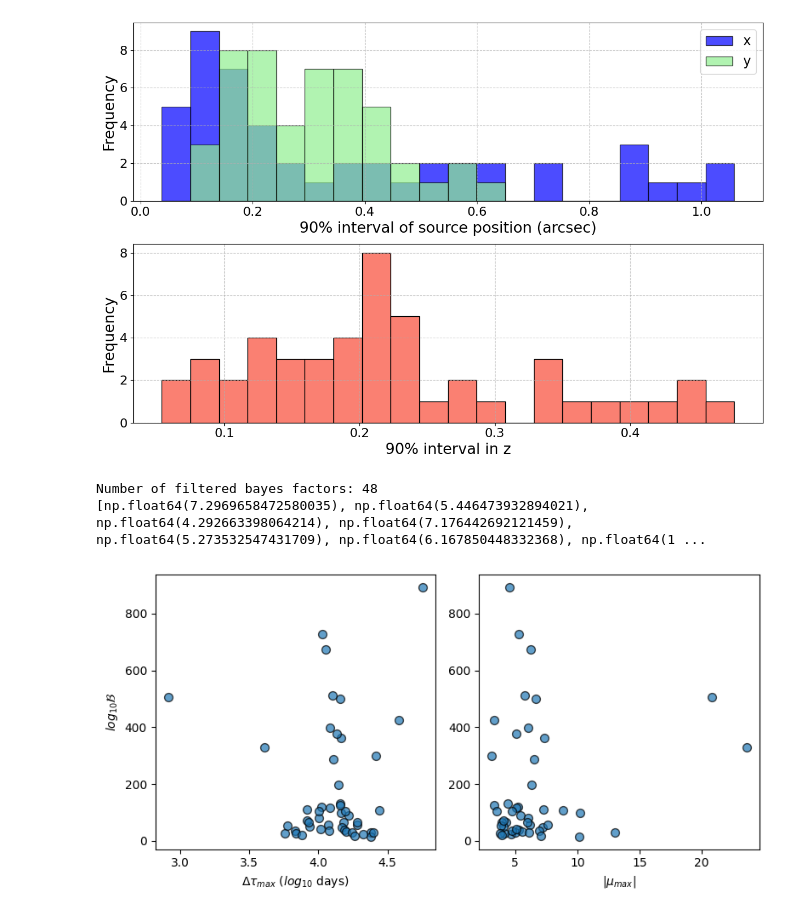
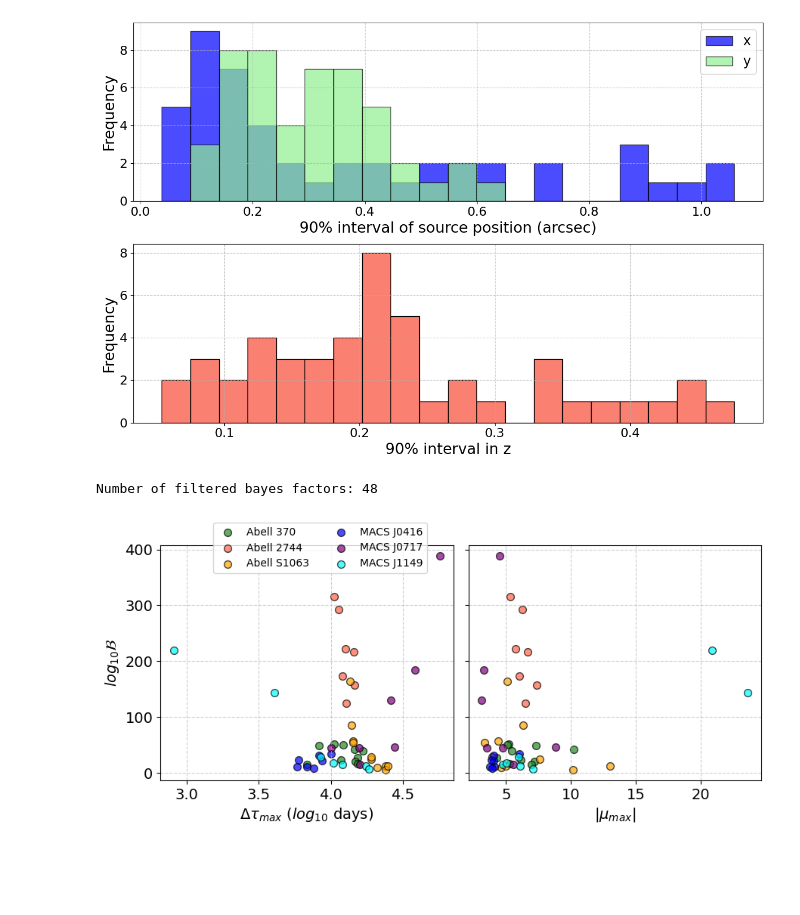
Before and after one commit to diceandcats/GWlensing_Brian, a Jupyter notebook: process_result.ipynb, the cells around one changed output. Saved outputs shown, nothing was run; the diff lists cells and outputs as text; code cells hidden in the pictures; blank space fills up the shorter version.

Commit message:
27/11 backup of plots

```diff
--- a/process_result.ipynb
+++ b/process_result.ipynb
@@ -80,13 +80,14 @@ for i in scenarios:
 
 # getting the pixel scale list
 pixscale_list = [0.2, 0.3, 0.2, 0.3, 0.8, 0.5]
+z_l_list = [0.375, 0.308, 0.351, 0.397, 0.545, 0.543]
 lensing_data = LensingData(
     alpha_maps_x=datax_list,
     alpha_maps_y=datay_list,
     lens_potential_maps=data_psi_list,
     uncertainty_dt=data_sigma_dt_list,
     pixscale = pixscale_list,
-    z_l_list = [0.375, 0.308, 0.351, 0.397, 0.545, 0.543], # Lens redshifts for the two clusters
+    z_l_list = z_l_list, # Lens redshifts for the two clusters
     # We can use the default x_center, y_center, and search_window_list
     # or override them if needed.
 )
@@ -371,43 +360,67 @@ for i in range(len(bayes_factors)):
 print(f"Number of filtered bayes factors: {len(filtered_bayes_factors)}")
 
 # get the image positions, time delays, and magnifications from each x,y,z pair with the index
 image_positions = []
 time_delays = []
 magnifications = []
 for i in range(len(filtered_localized_x)):
     x = filtered_localized_x[i]
     y = filtered_localized_y[i]
     z = filtered_localized_z[i]
     index = filtered_localized_index[i]
     # use the clusterlensing class to calculate the image positions, time delays, and magnifications
     test_params = {"x_src" : x, "y_src": y, "z_s": z, "H0": 70}
     test_cluster = int(index)
     output = cluster_system.calculate_imgs_delays_magns(
         test_params, test_cluster
     )
     image_positions.append(output['image_positions'])
     largest_time_delay = np.max(output['time_delays']) - np.min(output['time_delays'])
     largest_magnification = np.max(np.abs(output['magnifications']))
     time_delays.append(largest_time_delay)
     magnifications.append(largest_magnification)
 
 # print(time_delays)
-print(magnifications)
+filtered_bayes_factors = np.array(filtered_bayes_factors) * np.log10(np.e)
+# plot the graph between the time delays, magnifications, and bayes factors separately by scatter plot
+fig, axs = plt.subplots(1, 2, figsize=(9, 4), tight_layout=True, sharey=True)
 
-# plot the graph between the time delays, magnifications, and bayes factors separately by scatter plot
-fig,axs = plt.subplots(1, 2, figsize=(8, 4), tight_layout=True)
-axs[0].scatter(np.log10(time_delays), filtered_bayes_factors, s=50, marker='o',edgecolor='k', alpha=0.7)
-axs[0].set_xlabel(r'$\Delta \tau_{max}$ ($log_{10}$ days)')
-axs[0].set_ylabel(r'$log_{10} \mathcal{B}$')
+# Define a colormap and labels for the clusters
+colors = ['forestgreen', 'tomato', 'orange', 'blue', 'purple', 'cyan']
+cluster_labels = {
+    0: 'Abell 370', 1: 'Abell 2744', 2: 'Abell S1063',
+    3: 'MACS J0416', 4: 'MACS J0717', 5: 'MACS J1149'
+}
 
-axs[1].scatter(magnifications, filtered_bayes_factors, s=50, marker='o', edgecolor='k', alpha=0.7)
-axs[1].set_xlabel(r'$|\mu_{max}|$')
+# Plot for each cluster index to create a legend
+for i in range(6):
+    mask = np.array(filtered_localized_index) == i
+    if np.any(mask):
+        axs[0].scatter(np.log10(np.array(time_delays)[mask]), filtered_bayes_factors[mask],
+                       color=colors[i], s=50, marker='o', edgecolor='k', alpha=0.7, label=cluster_labels[i])
+
+axs[0].set_xlabel(r'$\Delta \tau_{max}$ ($log_{10}$ days)', fontsize=14)
+axs[0].set_ylabel(r'$log_{10} \mathcal{B}$', fontsize=14)
+axs[0].grid(True, linestyle='--', alpha=0.6)
+axs[0].tick_params(axis='both', which='major', labelsize=14)
+
+for i in range(6):
+    mask = np.array(filtered_localized_index) == i
+    if np.any(mask):
+        axs[1].scatter(np.array(magnifications)[mask], filtered_bayes_factors[mask],
+                       color=colors[i], s=50, marker='o', edgecolor='k', alpha=0.7)
+axs[1].set_xlabel(r'$|\mu_{max}|$', fontsize=14)
+axs[1].grid(True, linestyle='--', alpha=0.6)
+axs[1].tick_params(axis='both', which='major', labelsize=14)
+fig.legend(loc='upper right', bbox_to_anchor=(0.5, 1.05), ncol=2, fancybox=True)
+
+# axs[1].scatter(magnifications, filtered_bayes_factors, s=50, marker='o', edgecolor='k', alpha=0.7)
+# axs[1].set_xlabel(r'$|\mu_{max}|$')
 
 plt.tight_layout()
-#plt.savefig('Report images sem2/new/B_vs_dt_mu_xyz.pdf', bbox_inches='tight')
+plt.savefig('Report images sem2/new/B_vs_dt_mu_xyz.pdf', bbox_inches='tight')
 # %% [output]
 Number of filtered bayes factors: 48
-[np.float64(7.2969658472580035), np.float64(5.446473932894021), np.float64(4.292663398064214), np.float64(7.176442692121459), np.float64(5.273532547431709), np.float64(6.167850448332368), np.float64(1 ...
-[figure, old version]
+[figure, new version]
 # %%
 # plot the time delay uncertainty, cluster size, z_s vs bayes factor
```
Also changed, not shown: parts of 10 cells of this notebook, 11 other files.
